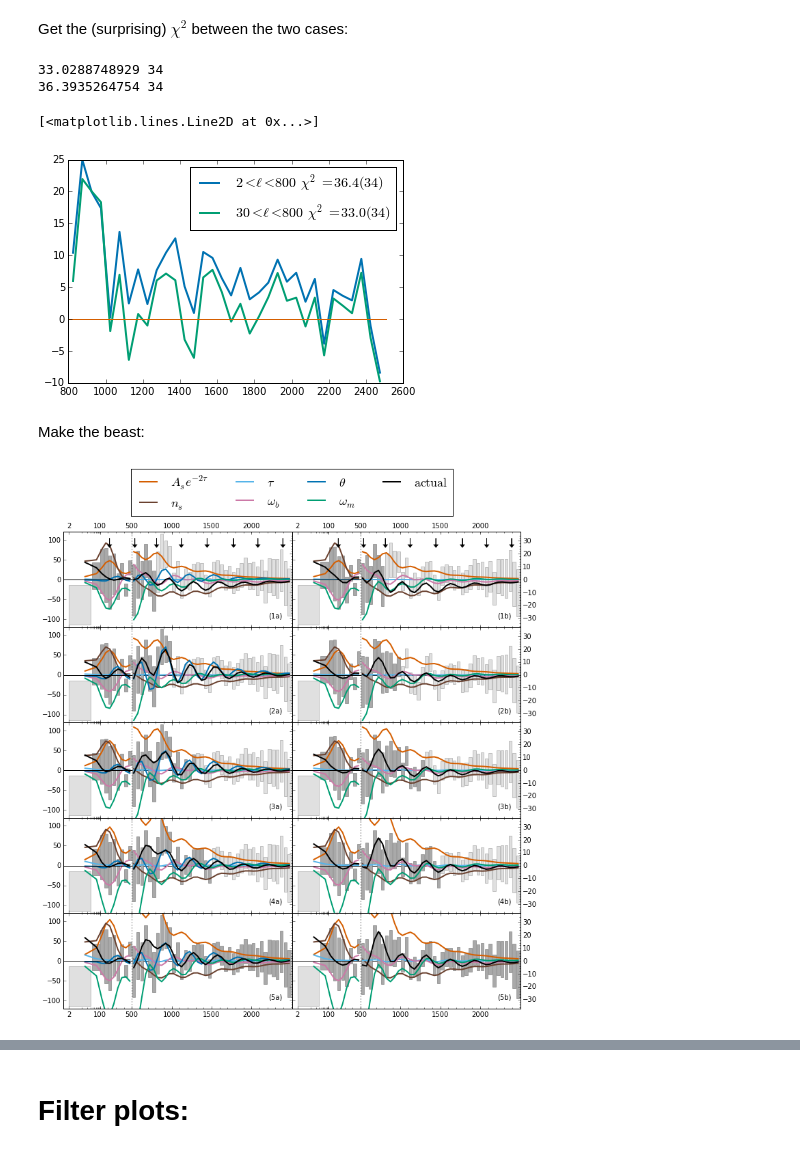
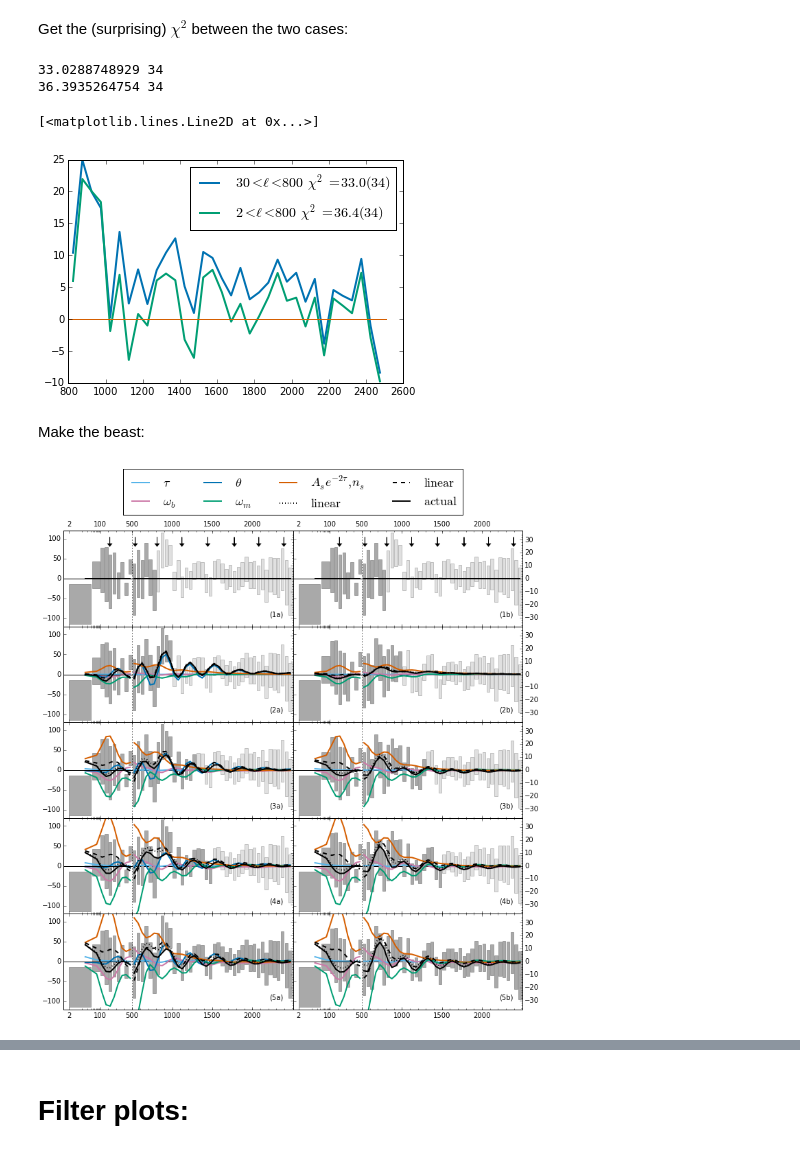
Before and after one commit to marius311/lsplitsims, a Jupyter notebook: lsplit_plots.ipynb, the cells around one changed output, grey strips where cells are left out. Saved outputs shown, nothing was run; the diff lists cells and outputs as text; code cells hidden in the pictures.

```diff
--- a/lsplit_plots.ipynb
+++ b/lsplit_plots.ipynb
@@ -220,7 +220,8 @@ Compute derivatives:
 def getcl(p,k):
     return camb.get_results(
         camb.set_params(
-            lmax=3000,
+            lmax=5000,
+            kmax=10000,
             ns=p['cosmo.ns'],
             As=exp(p['cosmo.logA'])*1e-10,
             ombh2=p['cosmo.ombh2'],
@@ -317,7 +320,8 @@ def mkpanel((lmin,lmax),(lmin_fid,lmax_fid),lims,
             notheta=False,ampns=False,linsum=False,
             lswitch=500,
             doleg=False,xlbl=True,ylbl=True,dodat=True,docomps=True,
-            fid=None,arrows=False,doscalar=False,
+            fid=None,arrows=False,doscalar=False,domode=False,color_map=color_map,
+            fac={},domodel=True,
             axs=None):
 
     if axs is not None:
@@ -343,8 +347,8 @@ def mkpanel((lmin,lmax),(lmin_fid,lmax_fid),lims,
     y=lowl['D_ELL'].mean() - (fid*todl)[2:30].mean(); err=1/sqrt(sum(1/lowl['ERRUP']**2))
     dfac=1#hstack([[err],sqrt(diag(bin(pkcv)))[1:]])
 
-    dClsdp={k:dCls[k][:2509]*(r1[k] - r2[k]) for k in dCls}
-    dClsdp_scalar={k:dCls_scalar[k][:2509]*(r1[k] - r2[k]) for k in dCls}
+    dClsdp={k:dCls[k][:2509]*(r1[k] - r2[k])*fac.get(k,1) for k in dCls}
+    dClsdp_scalar={k:dCls_scalar[k][:2509]*(r1[k] - r2[k])*fac.get(k,1) for k in dCls}
 
     if ampns:
         dClsdp['cosmo.ampns']=dClsdp.pop('cosmo.clamp')+dClsdp.pop('cosmo.ns')
@@ -354,6 +358,9 @@ def mkpanel((lmin,lmax),(lmin_fid,lmax_fid),lims,
         fid=hstack([zeros(2),r2['clTT'][2:2509] + dClsdp.pop('cosmo.theta')[2:2509]/todl[2:]])
         dClsdp_scalar.pop('cosmo.theta')
 
+    if domode:
+        dClsdp['cosmo.ampns']=sum(dClsdp.pop(x) for x in dClsdp.keys() if 'tau' not in x and 'theta' not in x)
+
     if docomps:
         for k,c,l in color_map:
             if k in dClsdp:
@@ -362,7 +369,11 @@ def mkpanel((lmin,lmax),(lmin_fid,lmax_fid),lims,
 
 
     if linsum:
-        plot(lmap(bin(arange(2509))),bin(sum(dClsdp.values(),axis=0))/dfac,'k',lw=2,ls=':',label=r'$\rm linear$')
+        plot(lmap(bin(arange(2509))),bin(sum(dClsdp.values(),axis=0))/dfac,'k',lw=2,ls='--',label=r'$\rm linear$')
+
+#         dClsdp.pop('cosmo.ombh2')
+#         plot(lmap(bin(arange(2509))),bin(sum(dClsdp.values(),axis=0))/dfac,'k',lw=2,ls='--',label=r'$\rm linear$')
+
         if doscalar:
             plot(lmap(bin(arange(2509))),bin(sum(dClsdp_scalar.values(),axis=0))/dfac,'k',lw=2,ls='--')
 
@@ -378,7 +389,7 @@ def mkpanel((lmin,lmax),(lmin_fid,lmax_fid),lims,
 
 
 
-    plot(lmap(bin(arange(2509))),bin(((r1['clTT'][:2509] - fid)*todl))/dfac,'k',lw=2,label=r'$\rm actual$')
+    if domodel: plot(lmap(bin(arange(2509))),bin(((r1['clTT'][:2509] - fid)*todl))/dfac,'k',lw=2,label=r'$\rm total$')
 
     if dodat:
         ax1.fill_between(lmap([2,30]),[y-err]*2,[y+err]*2,facecolor='darkgray' if lmin==2 else 'lightgray',
@@ -391,16 +402,16 @@ def mkpanel((lmin,lmax),(lmin_fid,lmax_fid),lims,
     plot(lmap([1,2509]),[0]*2,'k',zorder=100)
 
 
-    if doleg: legend(loc='lower center', bbox_to_anchor=(1, 1.1),ncol=4,prop=dict(size=18))
+    if doleg: legend(loc='lower center', bbox_to_anchor=(1, 1.1),ncol=3,prop=dict(size=18))
     ticks=[2,100]+range(500,2500,500)
     ax=gca()
     ax.set_xticks(lmap(ticks))
     ax.set_xticks(lmap(range(10,100,10)+range(100,2500,100)),minor=True);
 
     ax.set_xticklabels(ticks)
-    if xlbl: ax.set_xlabel(r'${\rm multipole \, moment,}\,\ell$',size=18)
+    if xlbl: ax1.set_xlabel(r'${\rm multipole \, moment,}\,\ell$',size=18)
 
-    if ylbl: ax.set_ylabel(r'$\Delta D_\ell$',size=18)
+    if ylbl: ax1.set_ylabel(r'$\Delta D_\ell\,[\rm \mu K^2]$',size=18)
 
     ax.yaxis.set_minor_locator(AutoMinorLocator(5))
 
@@ -411,7 +422,7 @@ def mkpanel((lmin,lmax),(lmin_fid,lmax_fid),lims,
 
     if arrows:
         for p in [220,537.5,810.8,1120.9,1444.2,1776,2081,2395]:
-            ax.arrow(p, 32, 0, -5, head_width=50, head_length=2, fc='k', ec='k')
+            ax.arrow(p, 34, 0, -4, head_width=50, head_length=2, fc='k', ec='k')
 
     return ax1,ax2
 # %%
@@ -432,45 +443,45 @@ dx=bin(pkcl-r[2,800]['clTT'][:2509]*todl)[bslice]
 print dot(dx,dot(inv(bin(pkcv)[bslice,bslice]),dx)), dx.size
 plot(bin(arange(2509))[bslice],dx,lw=2)
 
-legend([r'$2<\ell<800\,\chi^2=36.4(34)$',
-        r'$30<\ell<800\,\chi^2=33.0(34)$'],fontsize=14)
+legend([r'$30<\ell<800\,\chi^2=33.0(34)$',
+        r'$2<\ell<800\,\chi^2=36.4(34)$',],fontsize=14)
 
 plot([800,2509],[0]*2)
 # %% [output]
 33.0288748929 34
 36.3935264754 34
 [<matplotlib.lines.Line2D at 0x...>]
-[figure, old version]
+[figure, new version]
 # %% [markdown]
 Make the beast:
 # %%
 fig=figure()
 fig.set_size_inches(2*6,5*6/2.4)
 fig.subplots_adjust(hspace=0,wspace=0)
 
 lims=array([2,30]+range(100,2500,50)+[2500])
 # lims=array([2,30]+range(100,1000,50)+[2500])
 # lims=array([2,30]+range(100,850,50)+[1000,2500])
 bin=M.get_bin_func('q',q=M.lims_to_q(zip(lims,lims[1:]-1)))
 
 # r2=r[2,800]
 # fid=r2['clTT'][:2509]
 todl=arange(2509)*(arange(2509)+1)/2/pi
 
 for j in [0,1]:
     for i,lmax in enumerate([800,1000,1300,1500,2509]):
 
         ax=subplot(5,2,2*i+j+1)
 
-        mkpanel((30,lmax),(2,800),lims,ampns=False,lswitch=500,
-                notheta=(j==1),doleg=(i==0 and j==0),xlbl=(i==4),ylbl=(j==0),arrows=(i==0))
+        mkpanel((2,lmax),(2,800),lims,ampns=True,lswitch=500,linsum=True,
+                notheta=(j==1),doleg=(i==0 and j==0),xlbl=(i==4),ylbl=(j==0),arrows=(i==0),domode=(j==10))
 
         if i==0: ax.tick_params(labelbottom='off',labeltop='on')
         elif i!=4: ax.set_xticklabels([])
         if j!=0: ax.set_yticklabels([])
         text(0.9,0.1,'(%i%s)'%(i+1,'ab'[j]),transform=ax.transAxes)
 
 
 # savefig('/plots/bestfit_shift_components_scaled_twocol_nolowl.pdf',bbox_inches='tight')
 # %% [output]
-[figure, old version]
+[figure, new version]
```
Also changed, not shown: parts of 37 cells of this notebook, 2 other files.
